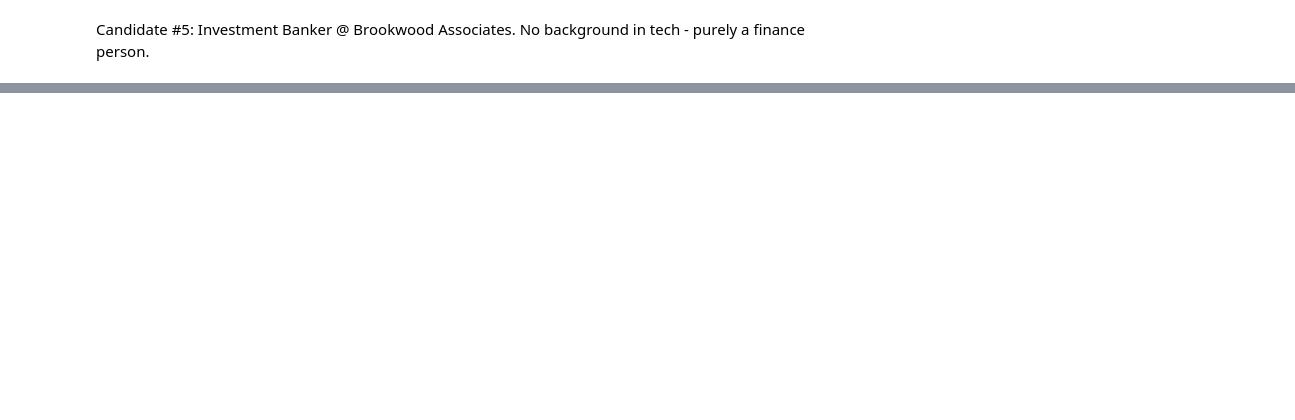
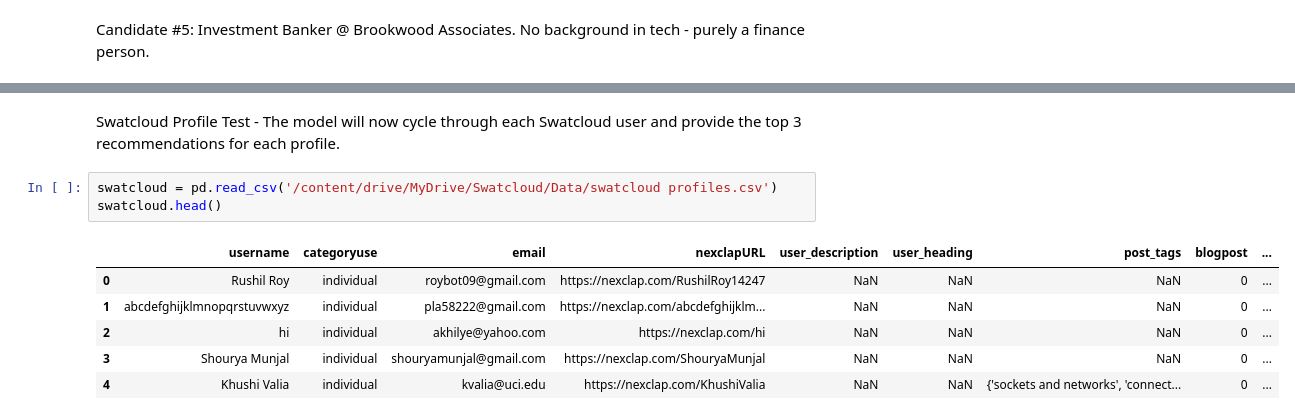
Before and after one commit to Siliconvalley4uYouthProjects/SpringBoard-Swatcloud, a Jupyter notebook: Recommendation_Model.ipynb, the cells around one changed output, grey strips where cells are left out. Saved outputs shown, nothing was run; the diff lists cells and outputs as text; blank space fills up the shorter version.

```diff
--- a/Recommendation_Model.ipynb
+++ b/Recommendation_Model.ipynb
@@ -307,2 +321,14 @@ print(top_x_recommendations(10,df,'- Represented CAIRE on its second U.S. acquis
 
 None
+# %% [markdown]
+Swatcloud Profile Test - The model will now cycle through each Swatcloud user and provide the top 3 recommendations for each profile.
+# %%
+swatcloud = pd.read_csv('/content/drive/MyDrive/Swatcloud/Data/swatcloud profiles.csv')
+swatcloud.head()
+# %% [output]
+|  | username | categoryuse | email | nexclapURL | user_description | user_heading | post_tags | blogpost | ... |
+| 0 | Rushil Roy | individual | roybot09@gmail.com | https://nexclap.com/RushilRoy14247 | NaN | NaN | NaN | 0 | ... |
+| 1 | abcdefghijklmnopqrstuvwxyz | individual | pla58222@gmail.com | https://nexclap.com/abcdefghijklm... | NaN | NaN | NaN | 0 | ... |
+| 2 | hi | individual | akhilye@yahoo.com | https://nexclap.com/hi | NaN | NaN | NaN | 0 | ... |
+| 3 | Shourya Munjal | individual | shouryamunjal@gmail.com | https://nexclap.com/ShouryaMunjal | NaN | NaN | NaN | 0 | ... |
+| 4 | Khushi Valia | individual | kvalia@uci.edu | https://nexclap.com/KhushiValia | NaN | NaN | {'sockets and networks', 'connect... | 0 | ... |
```
Also changed, not shown: parts of 8 cells of this notebook.
